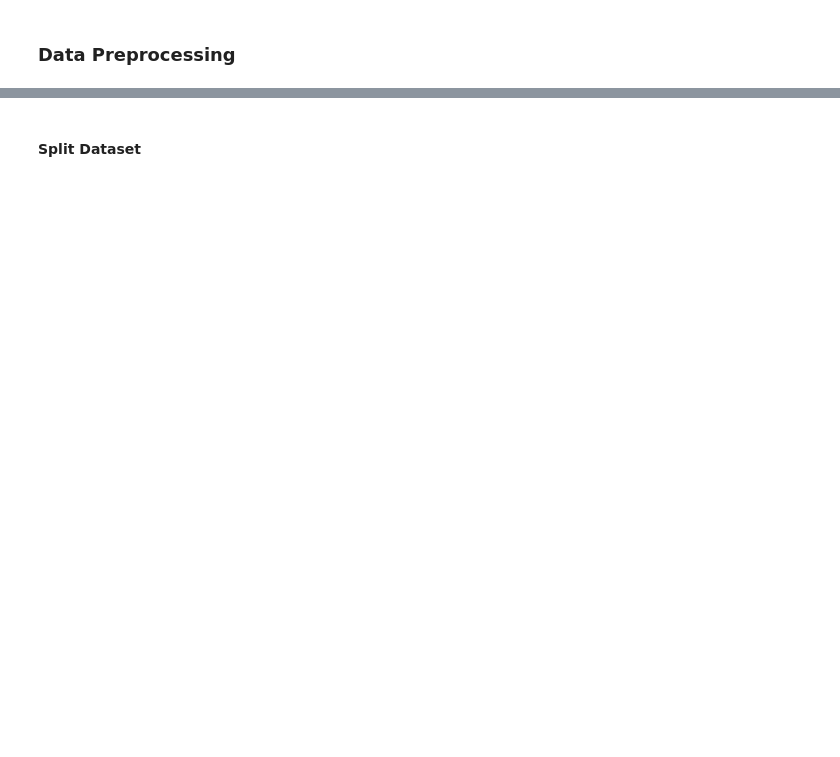
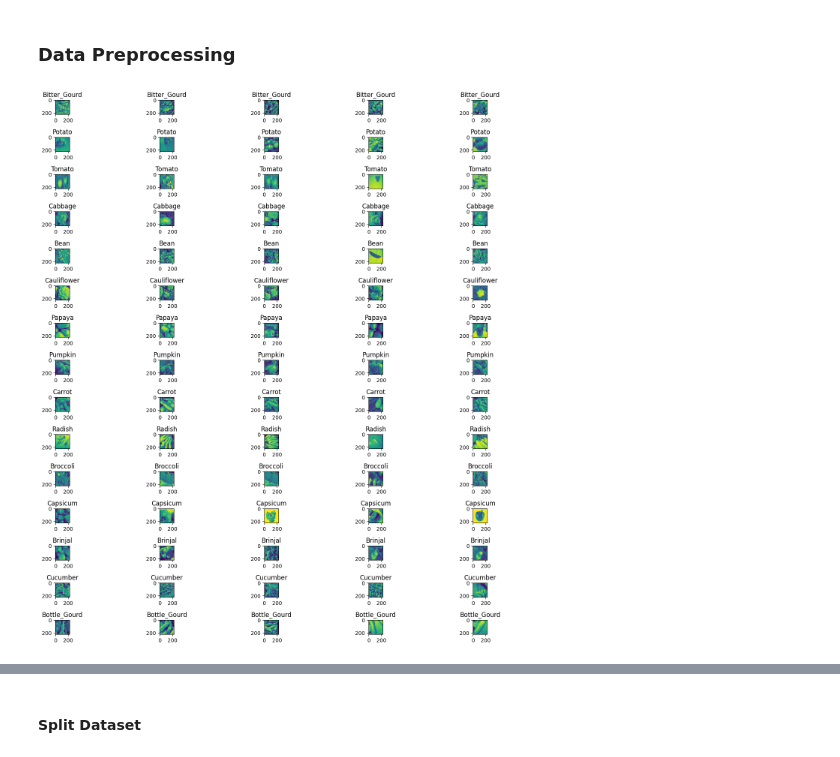
Before and after one commit to ReynardAdimas/Asah, a Jupyter notebook: Reynard_Adimas_Nabil_Template_Submission_Akhir_Klasifikasi_Gambar.ipynb, the cells around one changed output, grey strips where cells are left out. Cells and saved outputs as stored; diff of their text form; code cells hidden in the pictures; blank space fills up the shorter version.

```diff
--- a/Reynard_Adimas_Nabil_Template_Submission_Akhir_Klasifikasi_Gambar.ipynb
+++ b/Reynard_Adimas_Nabil_Template_Submission_Akhir_Klasifikasi_Gambar.ipynb
@@ -15,0 +116,27 @@
+# %%
+# Dataset Checking
+vegetable_image = {}
+
+path = "Vegetable Images/"
+path_sub = os.path.join(path, "dataset")
+for i in os.listdir(path_sub):
+  vegetable_image[i] = os.listdir(os.path.join(path_sub, i))
+
+path_sub = "Vegetable Images/dataset/"
+
+fig, axes = plt.subplots(len(vegetable_image.keys()), 5, figsize=(15,15))
+
+for i, class_name in enumerate(os.listdir(path_sub)):
+  images = np.random.choice(vegetable_image[class_name], 5, replace=False)
+
+  for j, image_name in enumerate(images):
+    img_path = os.path.join(path_sub, class_name, image_name)
+    img = Image.open(img_path).convert("L")
+    axes[i, j].imshow(img)
+    axes[i, j].set_title(class_name)
+
+
+
+fig.tight_layout()
+# %% [output]
+[figure, added]
```
Also changed, not shown: parts of 7 cells of this notebook.
